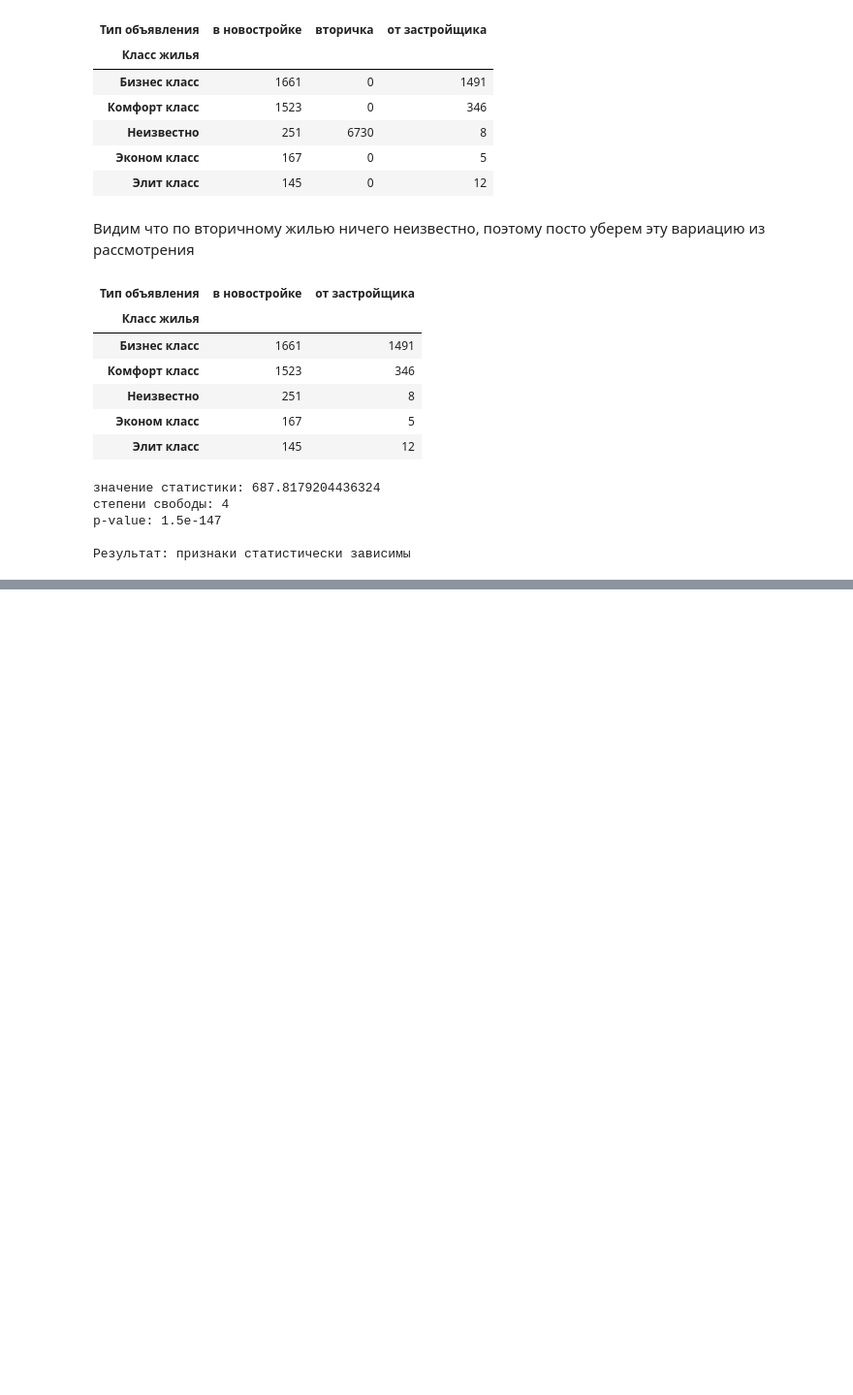
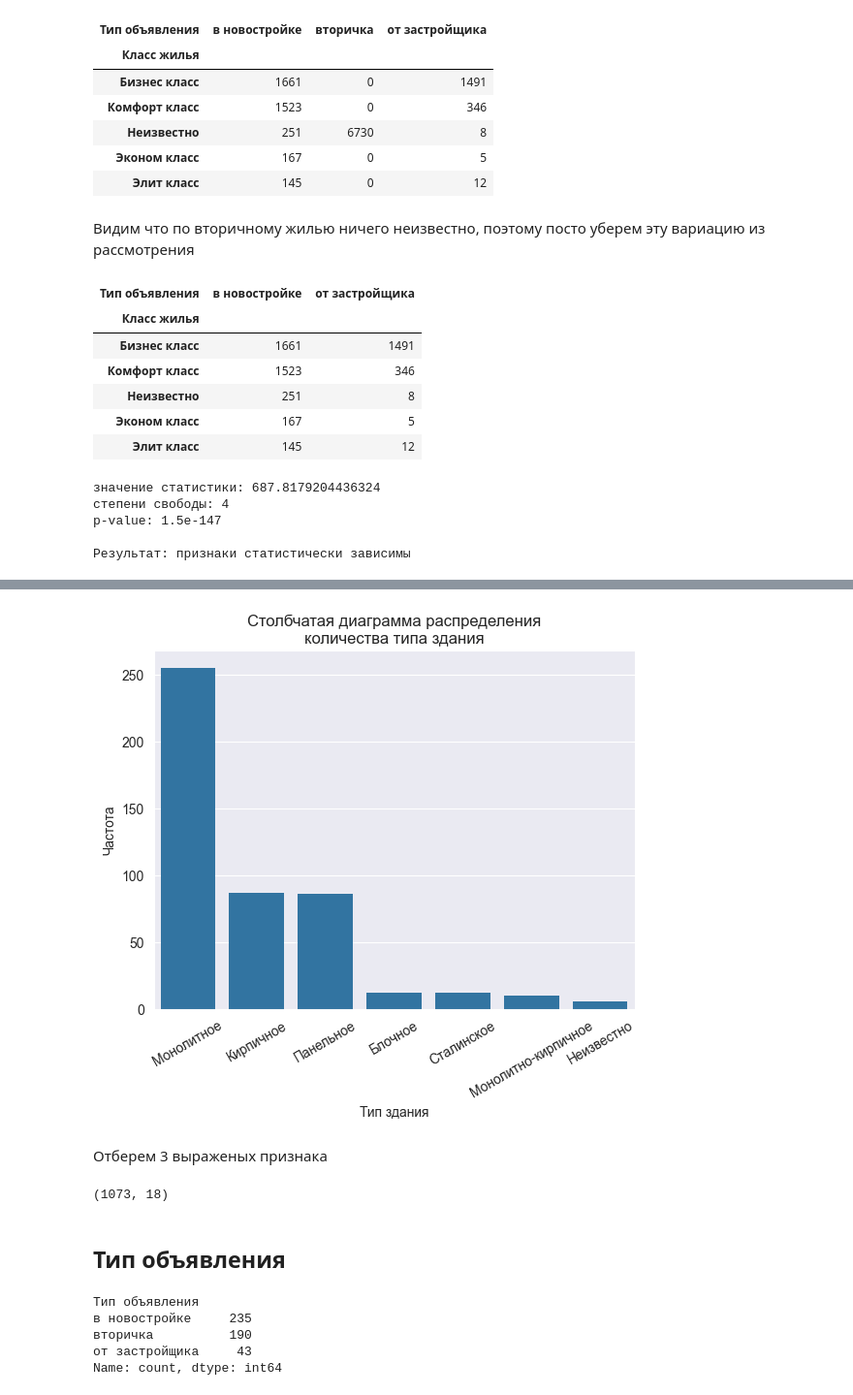
Before and after one commit to Torgovatel/Projects, a Jupyter notebook: DS/moscow-estate-agency-dm/src/main.ipynb, the cells around one changed output, grey strips where cells are left out. Shown at 97% size. Drawn from its saved outputs; the diff is of its cells as text; code cells hidden in the pictures; blank space fills up the shorter version.

```diff
--- a/DS/moscow-estate-agency-dm/src/main.ipynb
+++ b/DS/moscow-estate-agency-dm/src/main.ipynb
@@ -1250,0 +1355,30 @@ p-value: 1.5e-147
+# %%
+data = dataset_top10['Тип здания'].value_counts()
+
+sns.barplot(x=data.index, y=data.values)
+plt.title('Столбчатая диаграмма распределения\nколичества типа здания')
+plt.xticks(rotation=30)
+plt.xlabel('Тип здания')
+plt.ylabel('Частота')
+plt.show()
+# %% [output]
+[figure, added]
+# %% [markdown]
+Отберем 3 выраженых признака
+# %%
+data = dataset_top10['Тип здания'].value_counts()[:3]
+dataset_final=dataset_final[dataset_final['Тип здания'].isin(list(data.index))]
+
+dataset_final.shape
+# %% [output]
+(1073, 18)
+# %% [markdown]
+## Тип объявления
+# %%
+dataset_top10['Тип объявления'].value_counts()
+# %% [output]
+Тип объявления
+в новостройке     235
+вторичка          190
+от застройщика     43
+Name: count, dtype: int64
```
Also changed, not shown: parts of 57 cells of this notebook.
